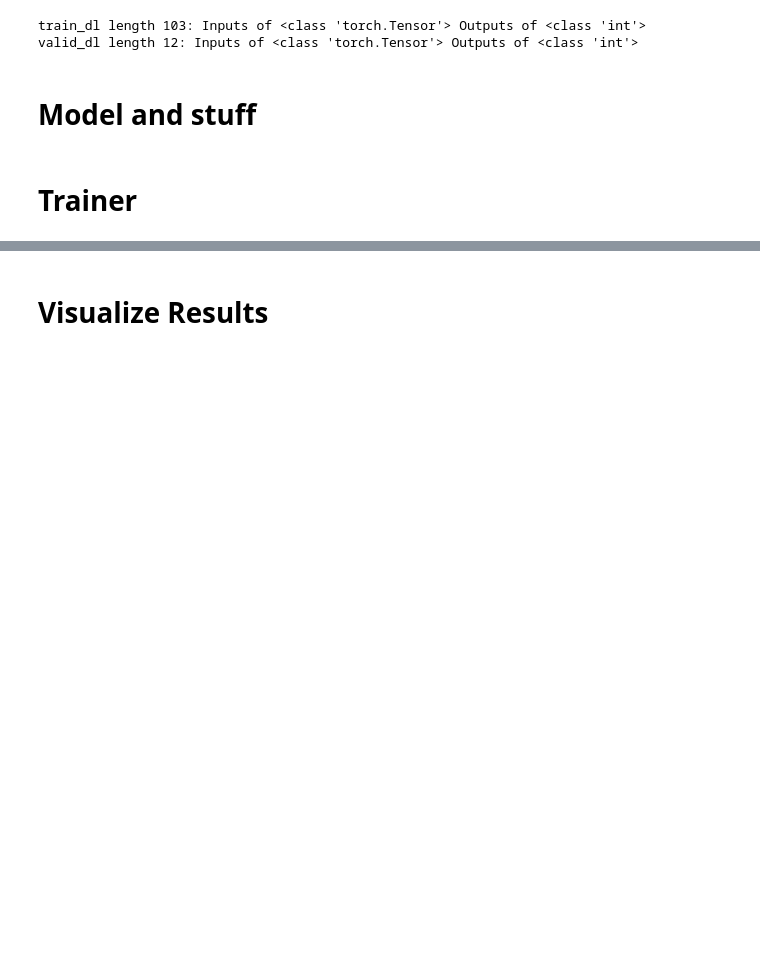
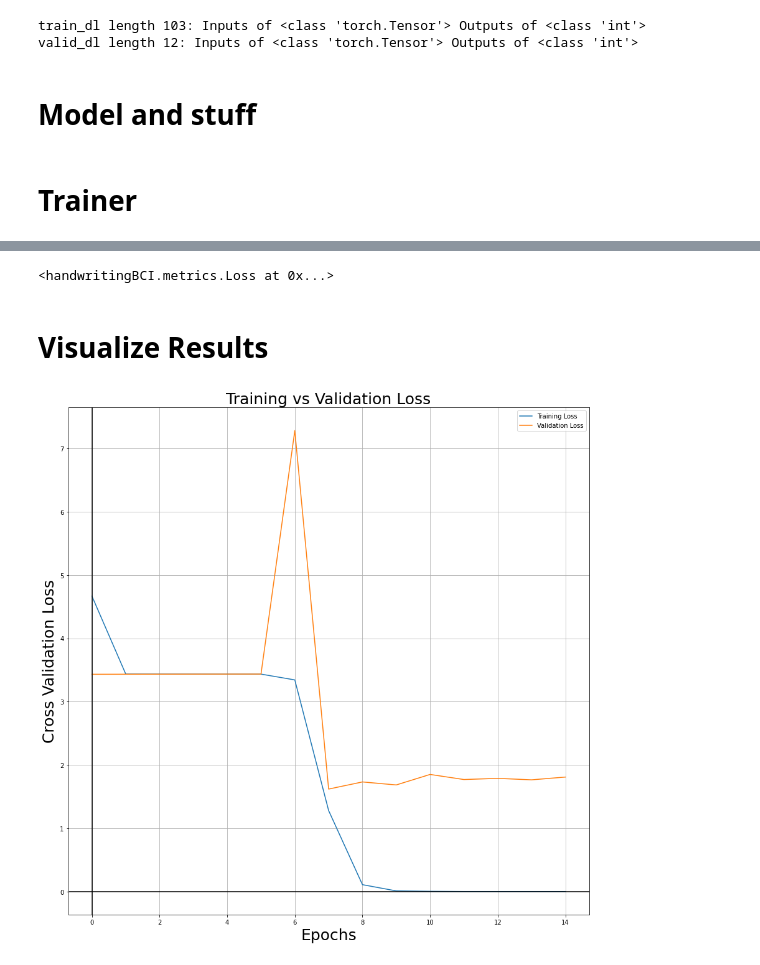
Before and after one commit to AnukoolPurohit/NMA-HandWriting-BCI, a Jupyter notebook: nbs/04_Databunch_and_Trainer.ipynb, the cells around one changed output, grey strips where cells are left out. Drawn from its saved outputs; the diff is of its cells as text; code cells hidden in the pictures; blank space fills up the shorter version.

Commit message:
feat: Add Metrics, expanded Logger

```diff
--- a/nbs/04_Databunch_and_Trainer.ipynb
+++ b/nbs/04_Databunch_and_Trainer.ipynb
@@ -77,2 +83,6 @@ trainer.tune(epochs=15)
+# %%
+metrics.loss
+# %% [output]
+<handwritingBCI.metrics.Loss at 0x...>
 # %% [markdown]
 # Visualize Results
@@ -84,0 +89,4 @@ plt.plot(trainer.logger.valid_losses)
+# %%
+trainer.logger.plot("loss")
+# %% [output]
+[figure, added]
```
Also changed, not shown: parts of 7 cells of this notebook, 5 other files.
